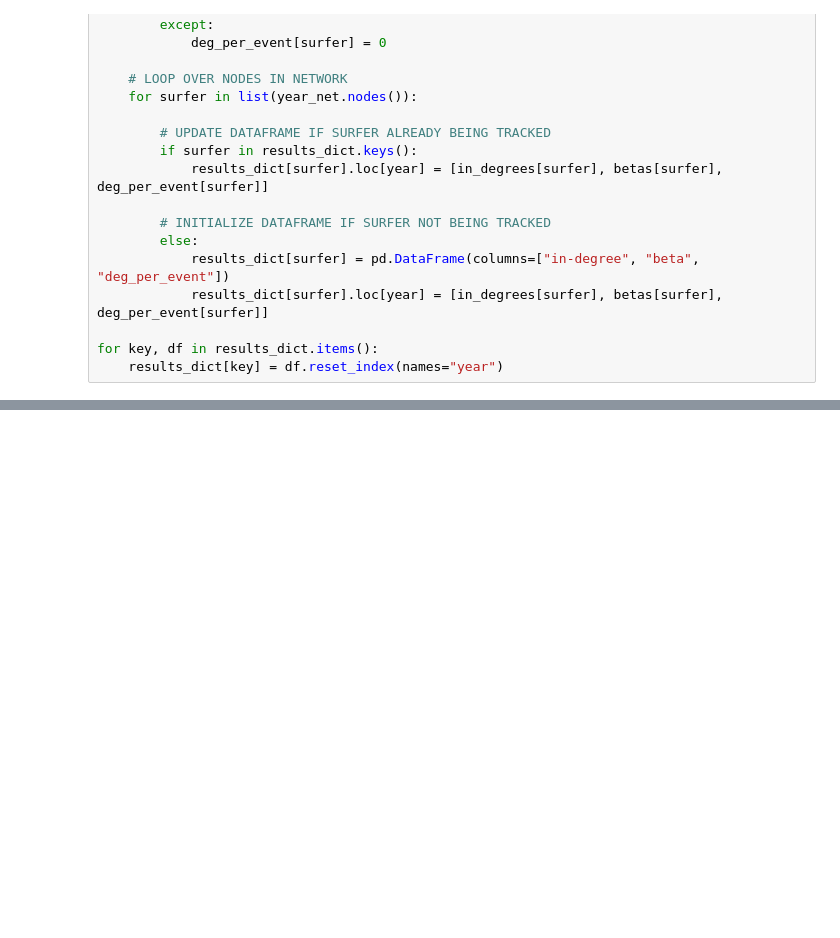
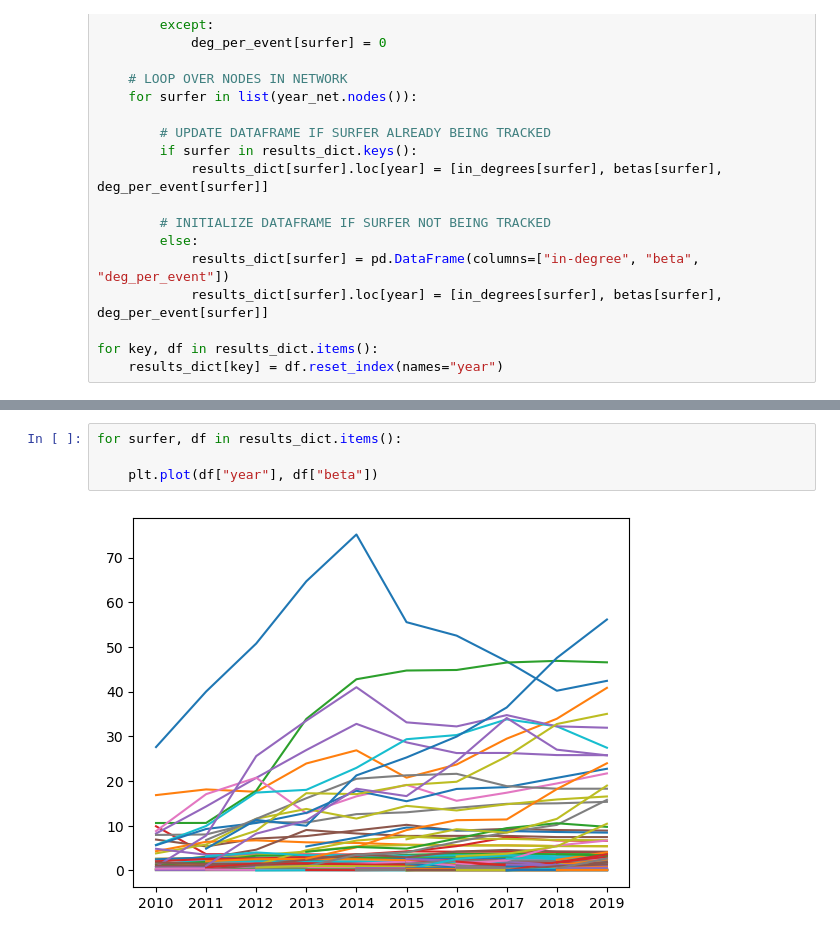
Before and after one commit to imalvarado/6400-Project-ima35, a Jupyter notebook: code/time_series_analysis.ipynb, the cells around one changed output, grey strips where cells are left out. Drawn from its saved outputs; the diff is of its cells as text; blank space fills up the shorter version.

```diff
--- a/code/time_series_analysis.ipynb
+++ b/code/time_series_analysis.ipynb
@@ -75,0 +69,6 @@ results_dict["Gabriel Medina"]
+# %%
+for surfer, df in results_dict.items():
+
+    plt.plot(df["year"], df["beta"])
+# %% [output]
+[figure, added]
```
Also changed, not shown: parts of 4 cells of this notebook, 1 other file.
